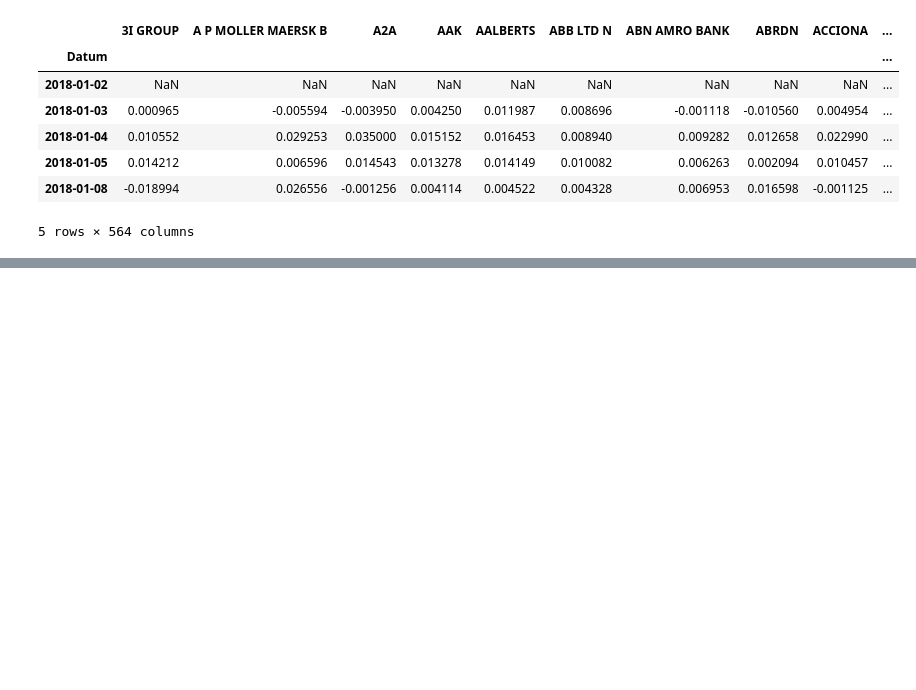
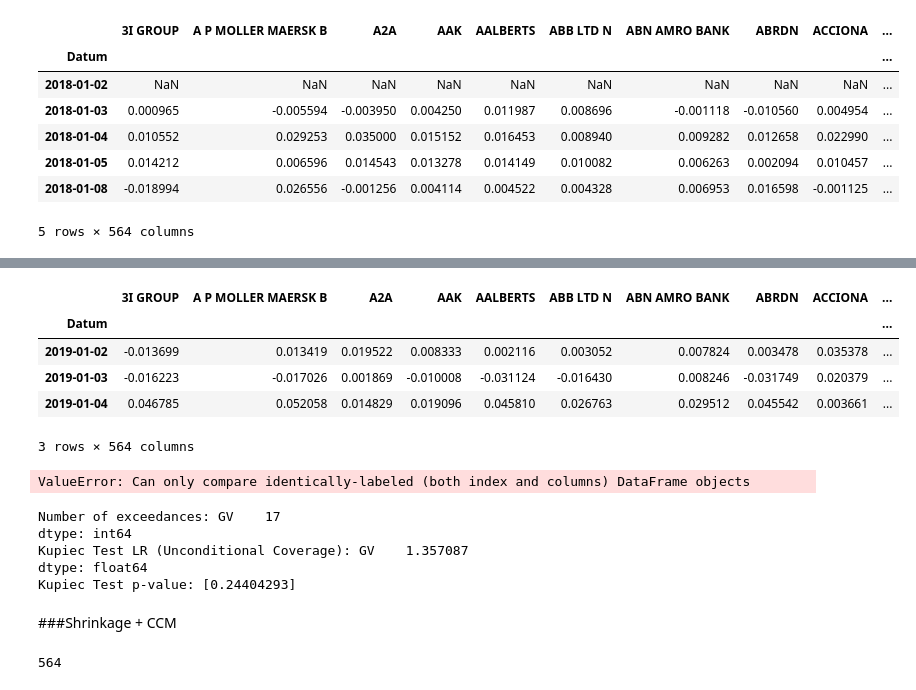
Before and after one commit to minhanhh1/MasterArbeitCode, a Jupyter notebook: SchätzungVaR.ipynb, the cells around one changed output, grey strips where cells are left out. Drawn from its saved outputs; the diff is of its cells as text; code cells hidden in the pictures; blank space fills up the shorter version.

Commit message:
add backtesting function for Sample VaR

```diff
--- a/SchätzungVaR.ipynb
+++ b/SchätzungVaR.ipynb
@@ -150,0 +131,10 @@ plt.show()
+# %%
+returns_testWindow = returns.iloc[250:]
+returns_testWindow.head(3)
+# %% [output]
+|  | 3I GROUP | A P MOLLER MAERSK B | A2A | AAK | AALBERTS | ABB LTD N | ABN AMRO BANK | ABRDN | ACCIONA | ... |
+| Datum |  |  |  |  |  |  |  |  |  | ... |
+| 2019-01-02 | -0.013699 | 0.013419 | 0.019522 | 0.008333 | 0.002116 | 0.003052 | 0.007824 | 0.003478 | 0.035378 | ... |
+| 2019-01-03 | -0.016223 | -0.017026 | 0.001869 | -0.010008 | -0.031124 | -0.016430 | 0.008246 | -0.031749 | 0.020379 | ... |
+| 2019-01-04 | 0.046785 | 0.052058 | 0.014829 | 0.019096 | 0.045810 | 0.026763 | 0.029512 | 0.045542 | 0.003661 | ... |
+3 rows × 564 columns
@@ -150,0 +155,53 @@ plt.show()
+# %%
+num_exceedances = np.sum(portfolioGewinnVerlust < -normalVaR)
+print(num_exceedances)
+type(num_exceedances)
+# %% [output]
+ValueError: Can only compare identically-labeled (both index and columns) DataFrame objects
+# %%
+alpha = 0.01
+# Calculate Kupiec's Unconditional Coverage Test
+def kupiec_test(exceedances, total_obs, alpha):
+    """
+    Perform Kupiec's Unconditional Coverage Test for VaR backtesting.
+
+    Parameters:
+    - exceedances: Number of exceedances (exceptions) observed.
+    - total_obs: Total number of observations.
+    - alpha: Significance level of the test.
+    - significance_level: Confidence level for calculating the critical value (default is 0.05).
+
+    Returns:
+    - p_value: p-value from Kupiec's test.
+    """
+    expected_exceedances = total_obs * alpha
+    failure_rate = num_exceedances / total_obs
+    lr_uc = -2 * np.log(((1 - alpha) ** (total_obs - num_exceedances) * (alpha ** num_exceedances)) /
+                        ((1 - failure_rate) ** (total_obs - num_exceedances) * (failure_rate ** num_exceedances)))
+
+    # p-value from chi-squared distribution with 1 degree of freedom
+    p_value = chi2.sf(lr_uc, df=1)
+    return lr_uc, p_value
+
+# Perform Kupiec's test
+
+total_obs = len(portfolioGewinnVerlust)
+lr_uc, p_value = kupiec_test(num_exceedances, total_obs, alpha)
+
+# Print results
+#print(f'Normal VaR at {alpha * 100}% confidence level: {normalVaR:.6f}')
+print(f'Number of exceedances: {num_exceedances}')
+print(f'Kupiec Test LR (Unconditional Coverage): {lr_uc}')
+print(f'Kupiec Test p-value: {p_value}')
+# %% [output]
+Number of exceedances: GV    17
+dtype: int64
+Kupiec Test LR (Unconditional Coverage): GV    1.357087
+dtype: float64
+Kupiec Test p-value: [0.24404293]
+# %% [markdown]
+###Shrinkage + CCM
+# %%
+df.shape[1]
+# %% [output]
+564
```
Also changed, not shown: parts of 9 cells of this notebook, 1 other file.
